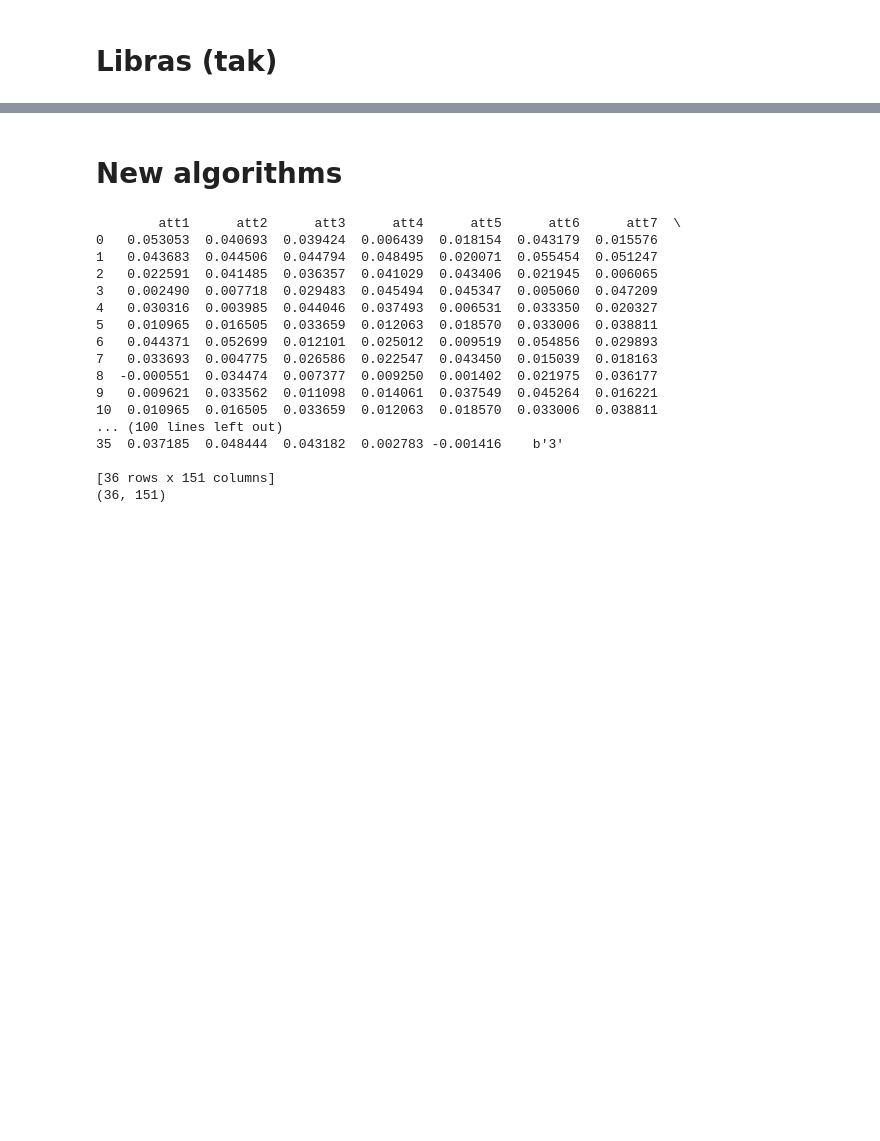
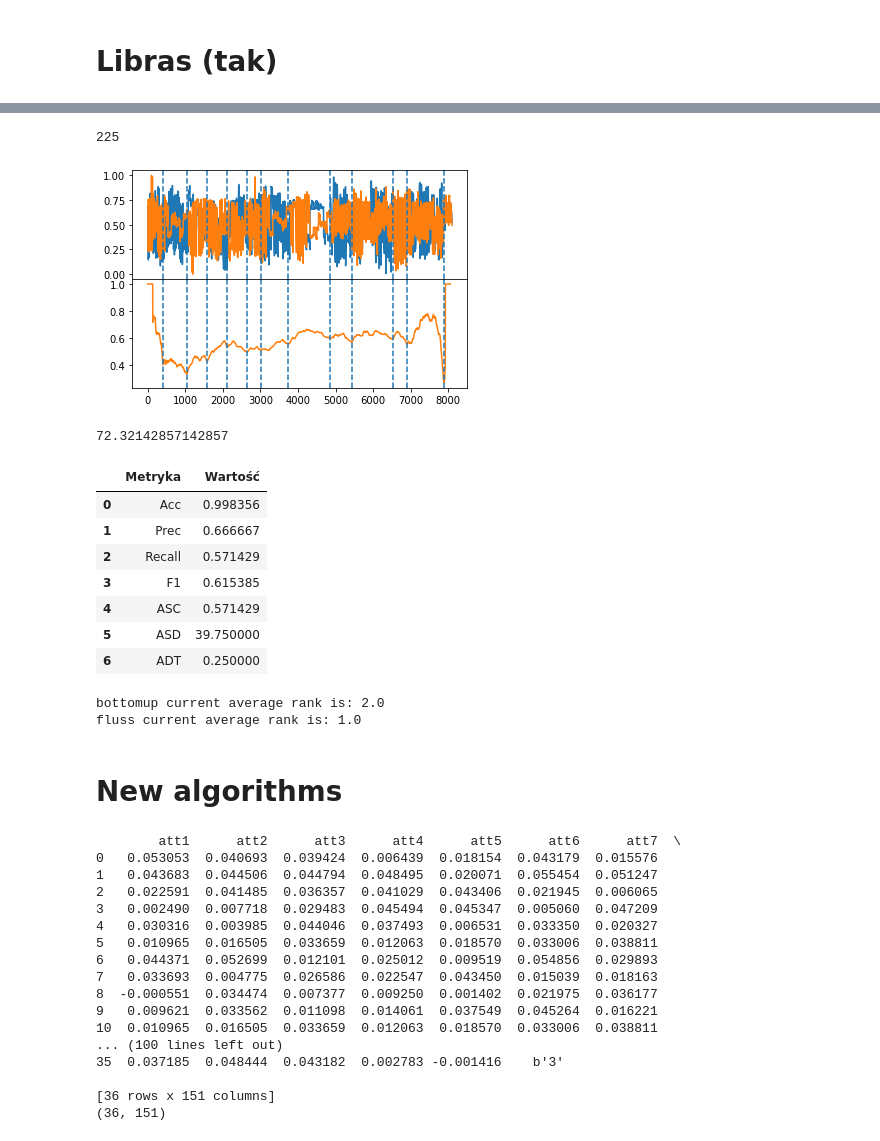
Before and after one commit to damjam212/TimeSeriesSegmentation, a Jupyter notebook: Data_segmentation.ipynb, the cells around one changed output, grey strips where cells are left out. Cells and saved outputs as stored; diff of their text form; code cells hidden in the pictures; blank space fills up the shorter version.

```diff
--- a/Data_segmentation.ipynb
+++ b/Data_segmentation.ipynb
@@ -1109,2 +1168,31 @@ eval
+# %%
+FlussRegimeSegmentator = Fluss(window_size,3,1)
+FlussRegimeSegmentator.turn_custom_regime_extraction()
+
+cac , m_cac ,regimes = FlussRegimeSegmentator.m_predict_regimes(libras_ds)
+FlussRegimeSegmentator.print_latest_output()
+
+eval = get_fluss_evaluation(regimes,original_points,n)
+eval
+# %% [output]
+225
+[figure, added]
+72.32142857142857
+|  | Metryka | Wartość |
+| 0 | Acc | 0.998356 |
+| 1 | Prec | 0.666667 |
+| 2 | Recall | 0.571429 |
+| 3 | F1 | 0.615385 |
+| 4 | ASC | 0.571429 |
+| 5 | ASD | 39.750000 |
+| 6 | ADT | 0.250000 |
+# %%
+Benchmark = SegmenationAlgorithmsBenchmark(4, 2, ["bottomup","fluss"])
+
+Benchmark.add_experiment([evalbm.iloc[3,1], eval.iloc[3,1]])
+Benchmark.print_current_results()
+# %% [output]
+bottomup current average rank is: 2.0
+fluss current average rank is: 1.0
 # %% [markdown]
 # New algorithms
```
Also changed, not shown: parts of 14 cells of this notebook.
